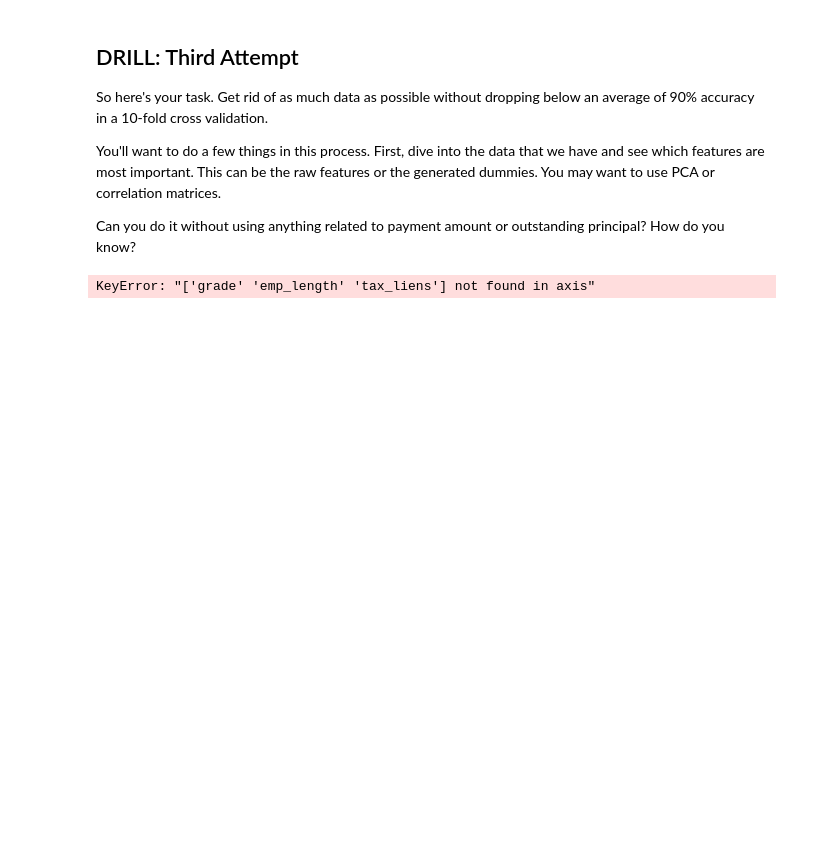
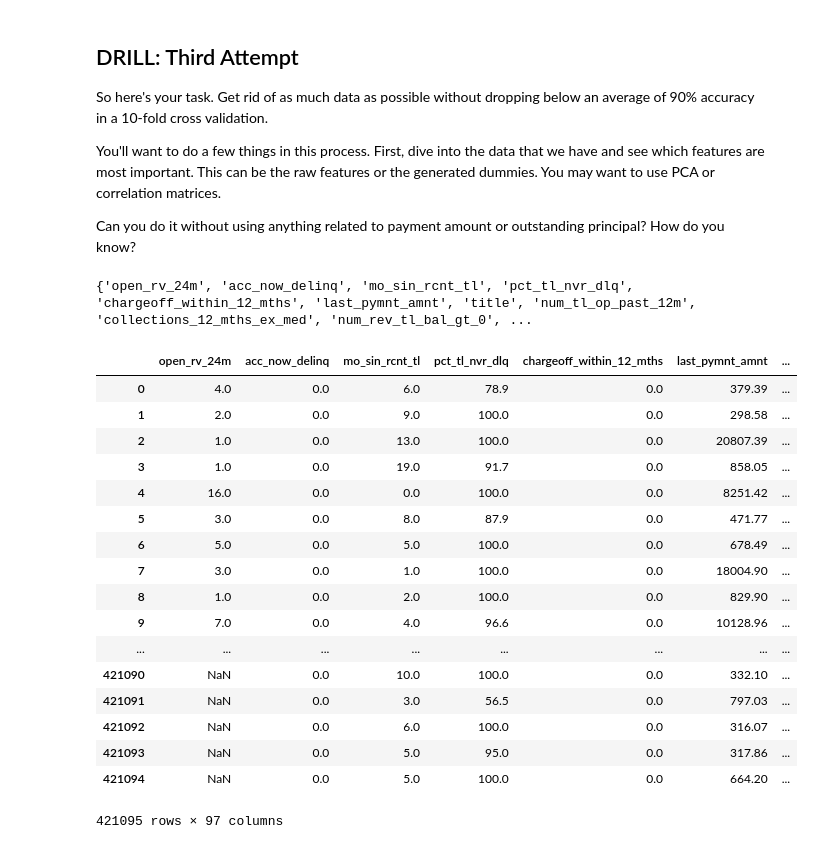
Before and after one commit to Kingbigtiger/class-studies, a Jupyter notebook: Unit 3.2.5 Boot Camp Random guided example.ipynb, the cells around one changed output. Drawn from its saved outputs; the diff is of its cells as text; code cells hidden in the pictures; blank space fills up the shorter version.

```diff
--- a/Unit 3.2.5 Boot Camp Random guided example.ipynb
+++ b/Unit 3.2.5 Boot Camp Random guided example.ipynb
@@ -165,7 +167,30 @@ You'll want to do a few things in this process. First, dive into the data that w
 Can you do it without using anything related to payment amount or outstanding principal? How do you know?
 # %%
 #y2015.head()
-y2015.drop(['grade', 'emp_length', 'tax_liens'], 1, inplace=True)
-y2015.head()
+columns_before = set(y2015.columns)
+y2015.drop(['grade', 'emp_length', 'tax_liens', 'all_util', 'home_ownership', 'purpose'], 1, inplace=True)
+columns_after = set(y2015.columns)
+print(columns_after)
 # %% [output]
-KeyError: "['grade' 'emp_length' 'tax_liens'] not found in axis"
+{'open_rv_24m', 'acc_now_delinq', 'mo_sin_rcnt_tl', 'pct_tl_nvr_dlq', 'chargeoff_within_12_mths', 'last_pymnt_amnt', 'title', 'num_tl_op_past_12m', 'collections_12_mths_ex_med', 'num_rev_tl_bal_gt_0', ...
+# %%
+y2015[columns_after]
+# %% [output]
+|  | open_rv_24m | acc_now_delinq | mo_sin_rcnt_tl | pct_tl_nvr_dlq | chargeoff_within_12_mths | last_pymnt_amnt | ... |
+| 0 | 4.0 | 0.0 | 6.0 | 78.9 | 0.0 | 379.39 | ... |
+| 1 | 2.0 | 0.0 | 9.0 | 100.0 | 0.0 | 298.58 | ... |
+| 2 | 1.0 | 0.0 | 13.0 | 100.0 | 0.0 | 20807.39 | ... |
+| 3 | 1.0 | 0.0 | 19.0 | 91.7 | 0.0 | 858.05 | ... |
+| 4 | 16.0 | 0.0 | 0.0 | 100.0 | 0.0 | 8251.42 | ... |
+| 5 | 3.0 | 0.0 | 8.0 | 87.9 | 0.0 | 471.77 | ... |
+| 6 | 5.0 | 0.0 | 5.0 | 100.0 | 0.0 | 678.49 | ... |
+| 7 | 3.0 | 0.0 | 1.0 | 100.0 | 0.0 | 18004.90 | ... |
+| 8 | 1.0 | 0.0 | 2.0 | 100.0 | 0.0 | 829.90 | ... |
+| 9 | 7.0 | 0.0 | 4.0 | 96.6 | 0.0 | 10128.96 | ... |
+| ... | ... | ... | ... | ... | ... | ... | ... |
+| 421090 | NaN | 0.0 | 10.0 | 100.0 | 0.0 | 332.10 | ... |
+| 421091 | NaN | 0.0 | 3.0 | 56.5 | 0.0 | 797.03 | ... |
+| 421092 | NaN | 0.0 | 6.0 | 100.0 | 0.0 | 316.07 | ... |
+| 421093 | NaN | 0.0 | 5.0 | 95.0 | 0.0 | 317.86 | ... |
+| 421094 | NaN | 0.0 | 5.0 | 100.0 | 0.0 | 664.20 | ... |
+421095 rows × 97 columns
```
Also changed, not shown: parts of 37 cells of this notebook.
